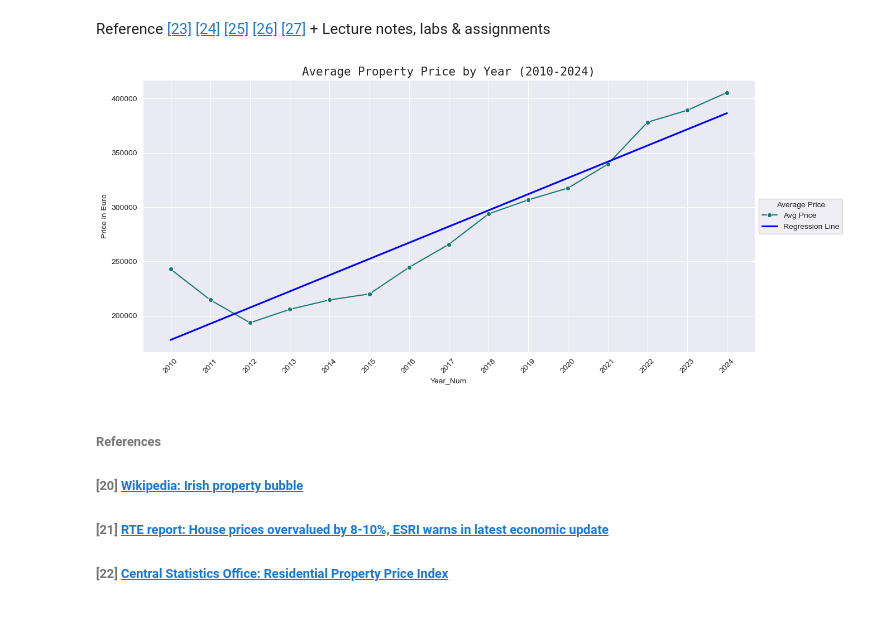
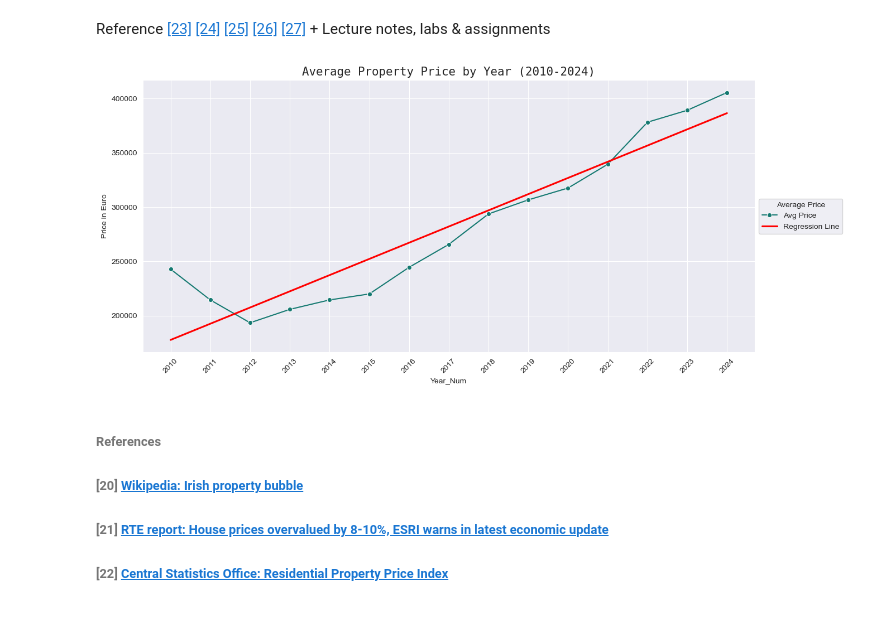
Before and after one commit to SBCURLEY/PFDA-Project, a Jupyter notebook: rppr.ipynb, the cells around one changed output. Saved outputs shown, nothing was run; the diff lists cells and outputs as text; code cells hidden in the pictures.

```diff
--- a/rppr.ipynb
+++ b/rppr.ipynb
@@ -447,24 +447,24 @@ Reference [[23]](https://realpython.com/python-seaborn/) [[24]](https://www.geek
 # %%
 avg_price_by_year = df.groupby("Year")["Price in Euro"].mean().round().sort_values()
 
 plt.figure(figsize=(13.5, 6))
 sns.set_style("darkgrid")
 sns.set_palette("BrBG_r")
 
 # sns.regplot requires a DataFrame, so I need to convert the Series to a DataFrame
 avg_price_df = avg_price_by_year.reset_index()        # converts a Series into a DataFrame by resetting the index and turning the index into a regular column.
 avg_price_df["Year_Num"] = pd.to_numeric(avg_price_df["Year"]) # creates a new column called "Year_Num" by converting the values in the "Year" column to numeric format
 
 ax = sns.lineplot(data=avg_price_by_year, marker="o", label="Avg Price")  # plot line chart
-sns.regplot(x="Year_Num", y="Price in Euro", data=avg_price_df, scatter=False, ci=None, color="blue", label="Regression Line") # Add regression line
+sns.regplot(x="Year_Num", y="Price in Euro", data=avg_price_df, scatter=False, ci=None, color="red", label="Regression Line") # Add regression line
 
 plt.title("Average Property Price by Year (2010-2024)", family="monospace", fontsize=15)
 plt.legend(title="Average Price", loc="center right", bbox_to_anchor=(1, 0, 0.15, 1))
 plt.xticks(avg_price_df["Year_Num"], avg_price_df["Year"], rotation=45)
 plt.tight_layout()
 plt.show()
 # %% [output]
-[figure, old version]
+[figure, new version]
 # %% [markdown]
 ###### References
 
```
Also changed, not shown: parts of 8 cells of this notebook.
